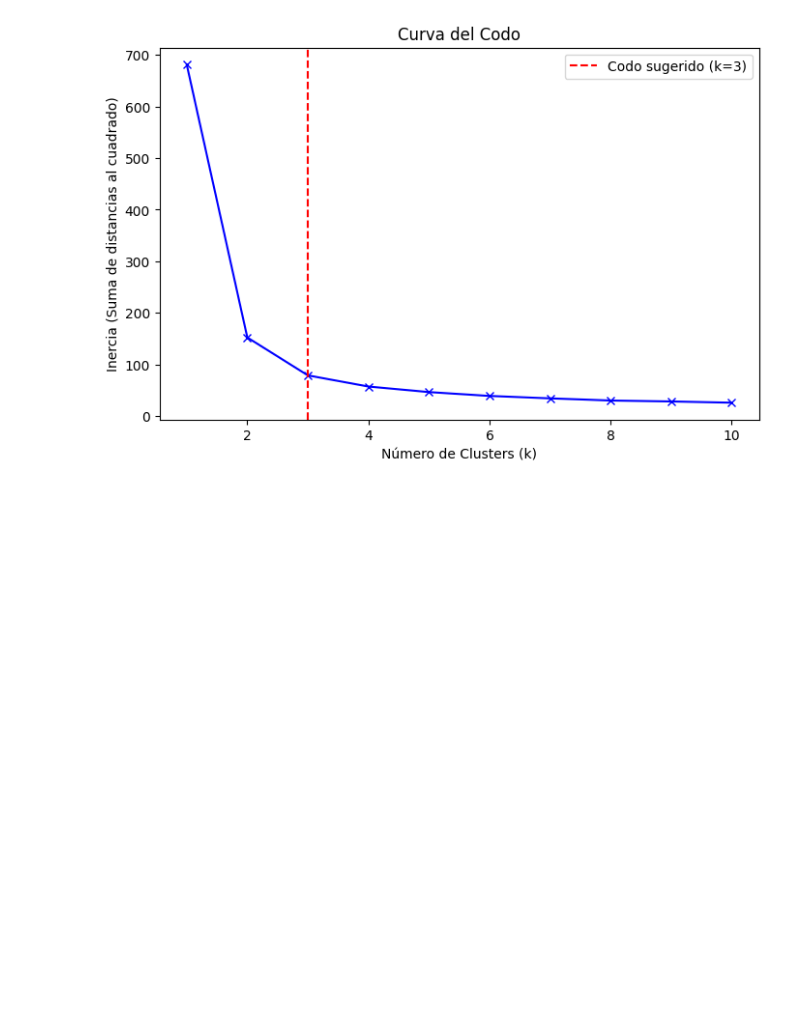
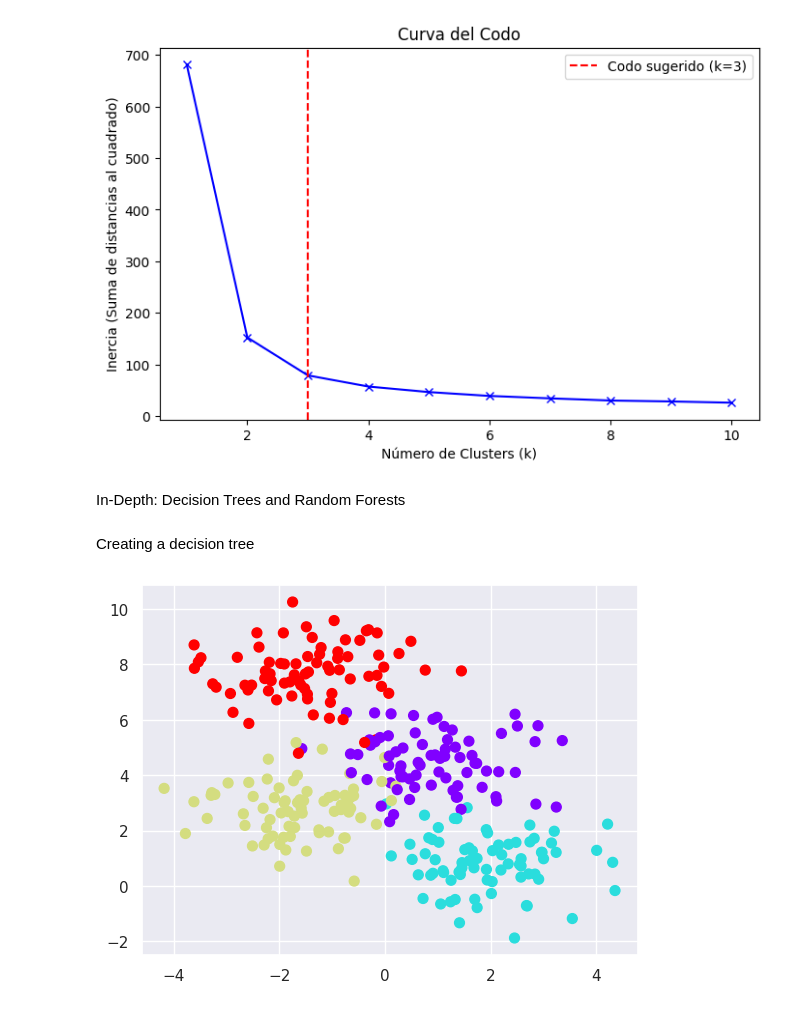
Before and after one commit to paolanavarror/mineria-de-datos, a Jupyter notebook: MineriaDeDatos.ipynb, the cells around one changed output. Drawn from its saved outputs; the diff is of its cells as text; code cells hidden in the pictures; blank space fills up the shorter version.

Commit message:
P3 - In-Depth: Decision Trees and Random Forests

```diff
--- a/MineriaDeDatos.ipynb
+++ b/MineriaDeDatos.ipynb
@@ -2879,3 +2879,5 @@ Precisión de K-NN: 100.00%
 
 #Si un vector tiene
 #Terminar el primer capitulo del Curso Aprendizaje no supervisado
+# %% [markdown]
+In-Depth: Decision Trees and Random Forests
@@ -2881,0 +2889,10 @@ Precisión de K-NN: 100.00%
+# %% [markdown]
+Creating a decision tree
+# %%
+from sklearn.datasets import make_blobs
+
+X, y = make_blobs(n_samples=300, centers=4,
+                  random_state=0, cluster_std=1.0)
+plt.scatter(X[:, 0], X[:, 1], c=y, s=50, cmap='rainbow'); #se generanvarios clusters en este caso 4
+# %% [output]
+[figure, added]
```
Also changed, not shown: parts of 26 cells of this notebook.
